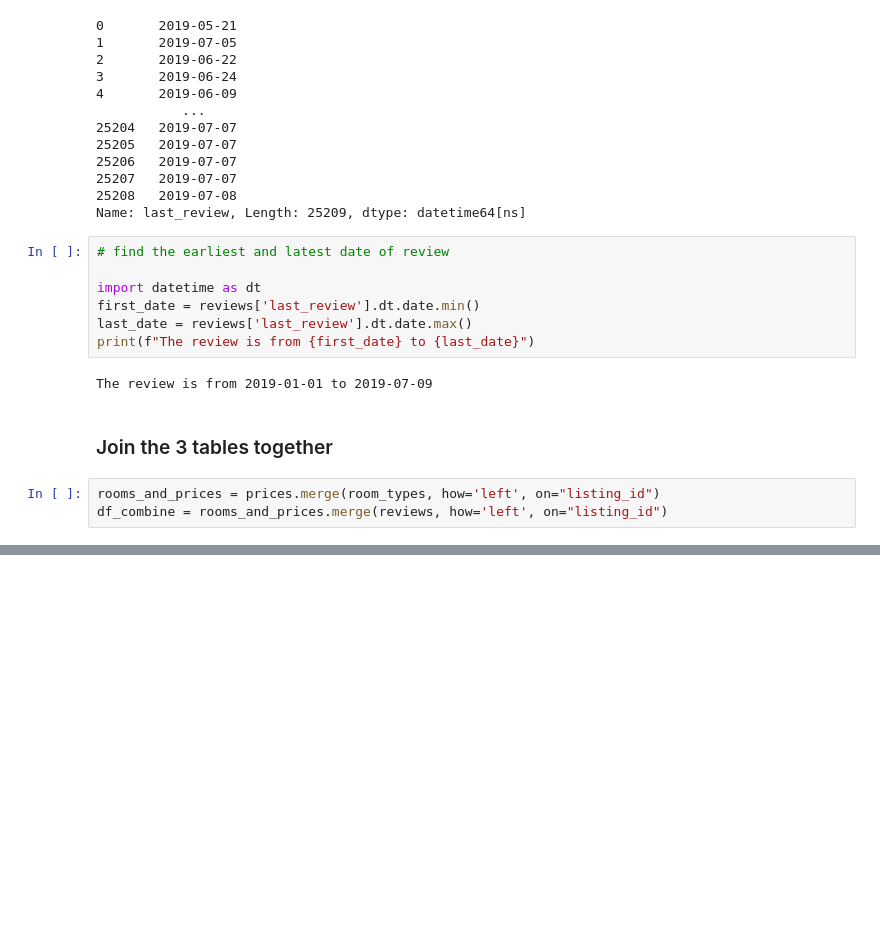
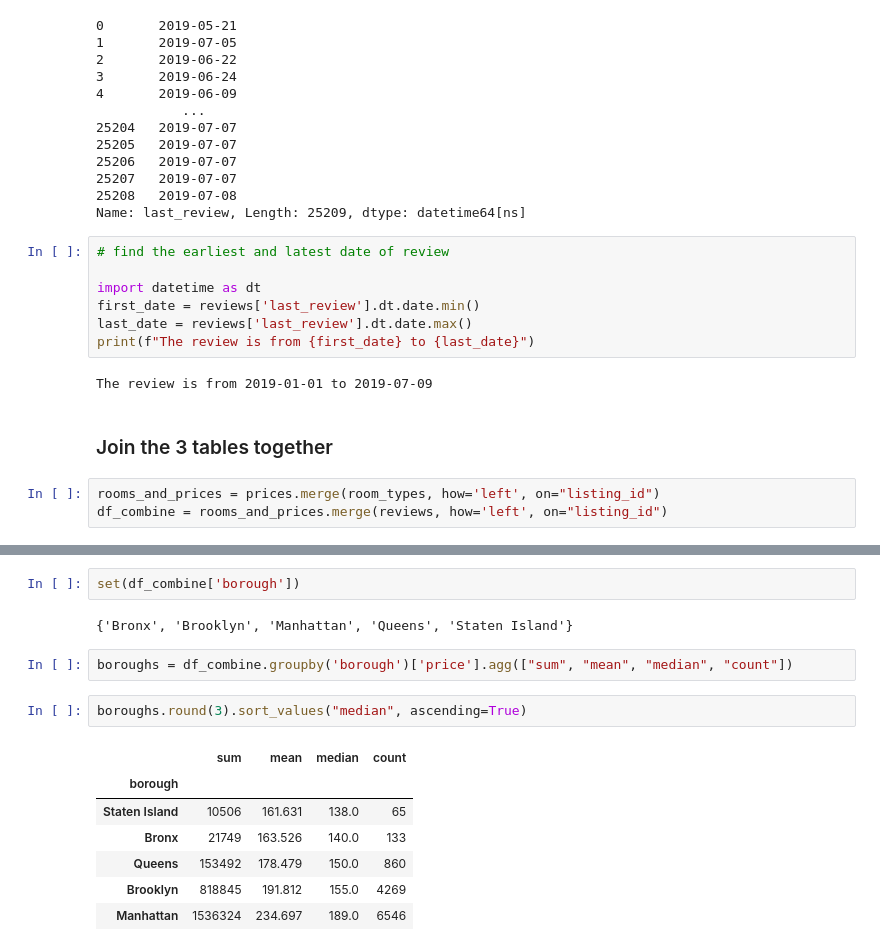
Before and after one commit to klein-wang/TechNow, a Jupyter notebook: Projects/NYC_Airbnb_Market/toLeon_Airbnb.ipynb, the cells around one changed output, grey strips where cells are left out. Drawn from its saved outputs; the diff is of its cells as text; blank space fills up the shorter version.

```diff
--- a/Projects/NYC_Airbnb_Market/toLeon_Airbnb.ipynb
+++ b/Projects/NYC_Airbnb_Market/toLeon_Airbnb.ipynb
@@ -179,0 +193,16 @@ df_combine
+# %%
+set(df_combine['borough'])
+# %% [output]
+{'Bronx', 'Brooklyn', 'Manhattan', 'Queens', 'Staten Island'}
+# %%
+boroughs = df_combine.groupby('borough')['price'].agg(["sum", "mean", "median", "count"])
+# %%
+boroughs.round(3).sort_values("median", ascending=True)
+# %% [output]
+|  | sum | mean | median | count |
+| borough |  |  |  |  |
+| Staten Island | 10506 | 161.631 | 138.0 | 65 |
+| Bronx | 21749 | 163.526 | 140.0 | 133 |
+| Queens | 153492 | 178.479 | 150.0 | 860 |
+| Brooklyn | 818845 | 191.812 | 155.0 | 4269 |
+| Manhattan | 1536324 | 234.697 | 189.0 | 6546 |
```
Also changed, not shown: parts of 9 cells of this notebook, 1 other file.
